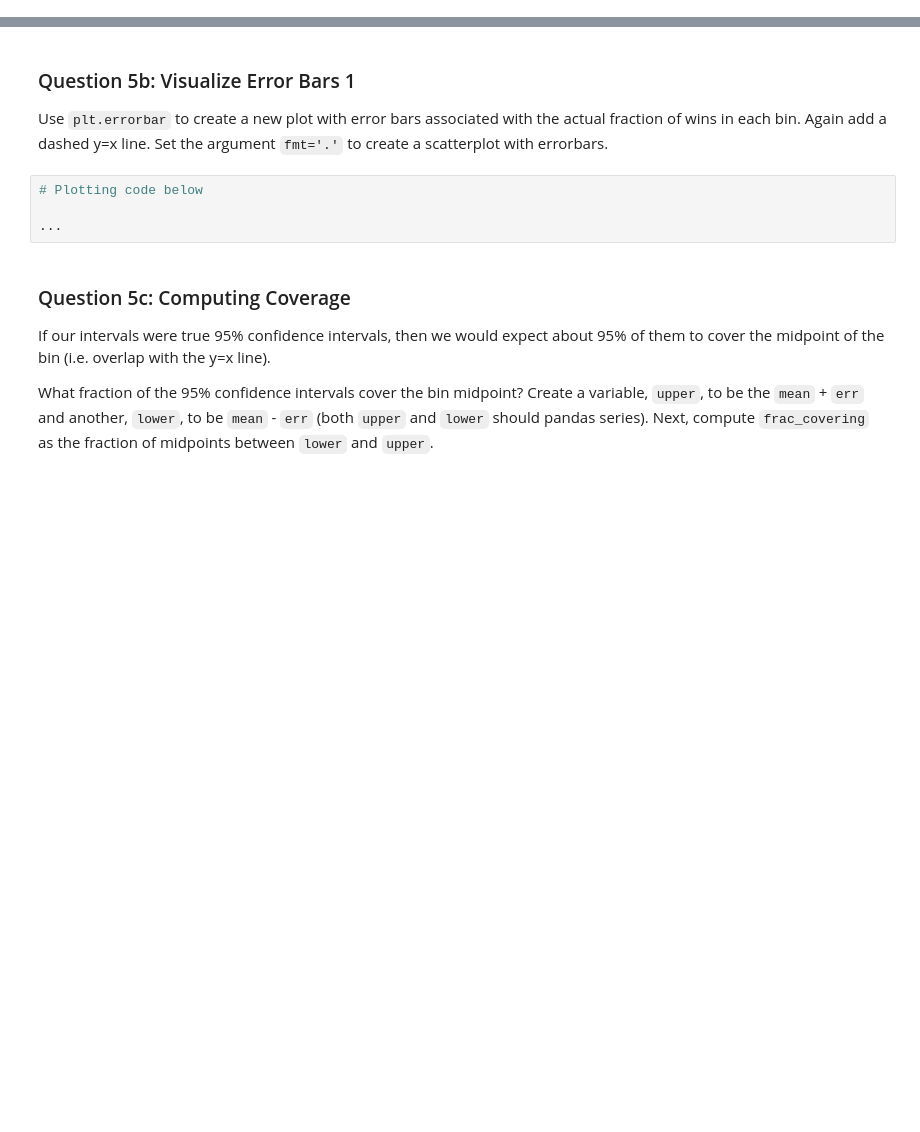
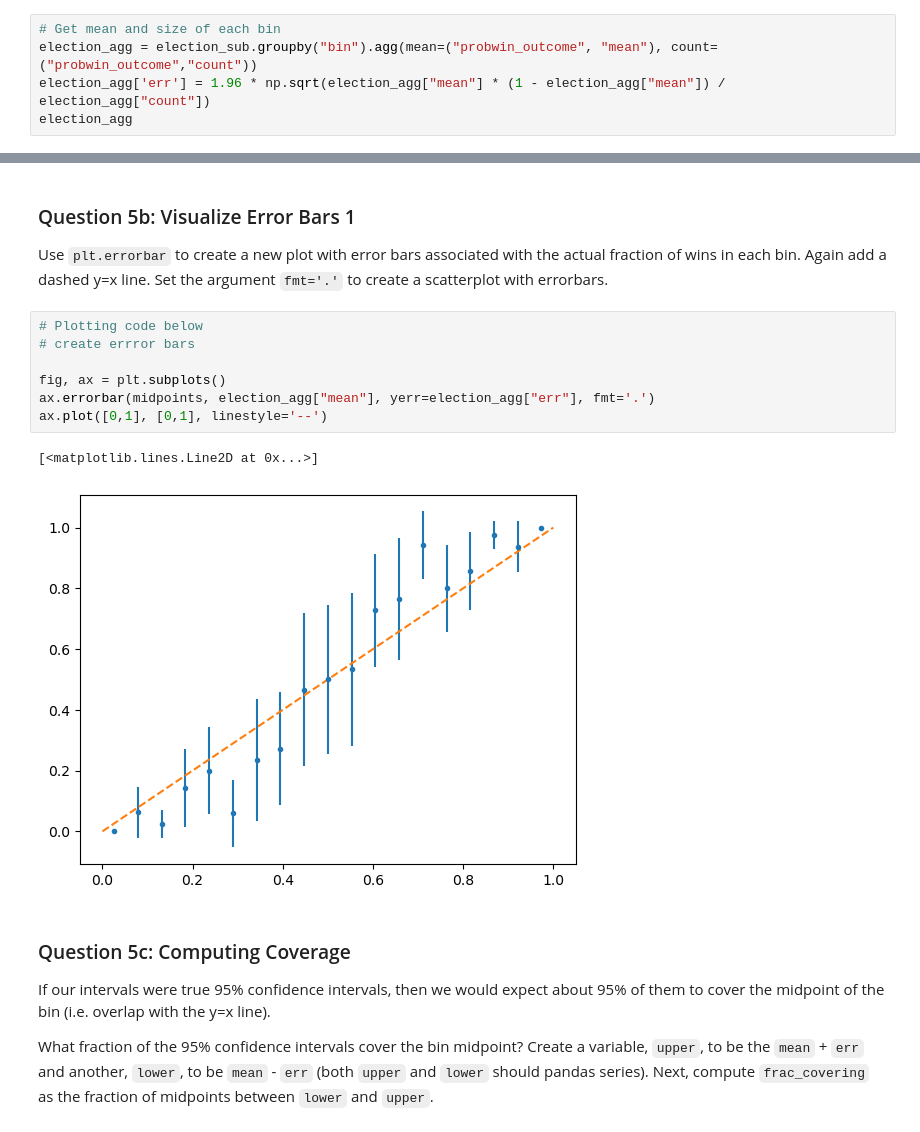
Before and after one commit to UCSB-PSTAT-134-234/Winter2023, a Jupyter notebook: assignments/assignment1/student/assignment1.ipynb, the cells around one changed output, grey strips where cells are left out. Cells and saved outputs as stored; diff of their text form; blank space fills up the shorter version.

```diff
--- a/assignments/assignment1/student/assignment1.ipynb
+++ b/assignments/assignment1/student/assignment1.ipynb
@@ -310,0 +409,5 @@ election_agg = ...
+# %%
+# Get mean and size of each bin
+election_agg = election_sub.groupby("bin").agg(mean=("probwin_outcome", "mean"), count=("probwin_outcome","count"))
+election_agg['err'] = 1.96 * np.sqrt(election_agg["mean"] * (1 - election_agg["mean"]) / election_agg["count"])
+election_agg
@@ -323,10 +447,16 @@ name: q5b
 manual: true
 points: 5
 -->
-# %%
-# Plotting code below
-
-...
+# %%
+# Plotting code below
+# create errror bars
+
+fig, ax = plt.subplots()
+ax.errorbar(midpoints, election_agg["mean"], yerr=election_agg["err"], fmt='.')
+ax.plot([0,1], [0,1], linestyle='--')
+# %% [output]
+[<matplotlib.lines.Line2D at 0x...>]
+[figure, added]
 # %% [markdown]
 <!-- END QUESTION -->
 
```
Also changed, not shown: parts of 41 cells of this notebook, 3 other files.
